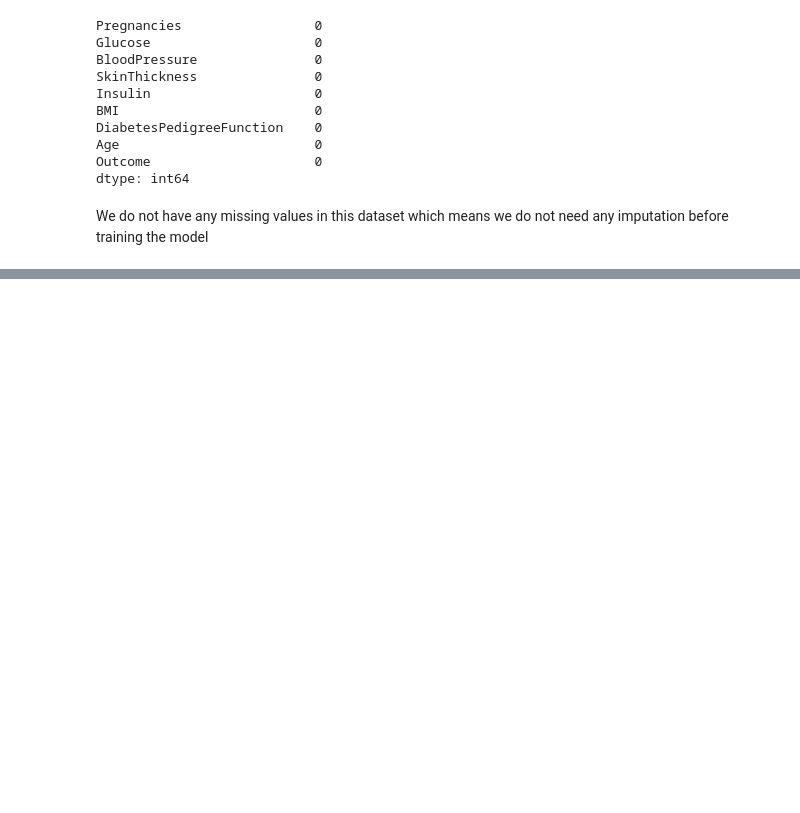
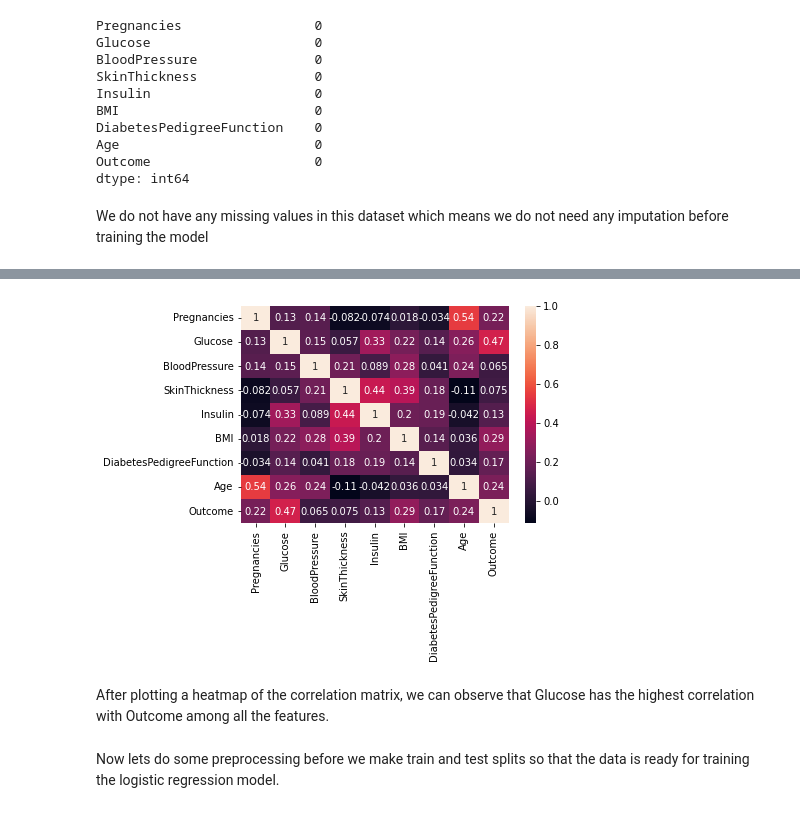
Before and after one commit to niramay447/kaggle-competitions, a Jupyter notebook: diabetes-predictor.ipynb, the cells around one changed output, grey strips where cells are left out. Cells and saved outputs as stored; diff of their text form; code cells hidden in the pictures; blank space fills up the shorter version.

```diff
--- a/diabetes-predictor.ipynb
+++ b/diabetes-predictor.ipynb
@@ -63,0 +95,11 @@ We do not have any missing values in this dataset which means we do not need any
+# %%
+# Examining data intercorrelations
+correlation_matrix = all_data.corr()
+sns.heatmap(correlation_matrix,annot=True)
+plt.show()
+# %% [output]
+[figure, added]
+# %% [markdown]
+After plotting a heatmap of the correlation matrix, we can observe that Glucose has the highest correlation with Outcome among all the features.
+# %% [markdown]
+Now lets do some preprocessing before we make train and test splits so that the data is ready for training the logistic regression model.
```
Also changed, not shown: parts of 4 cells of this notebook.
